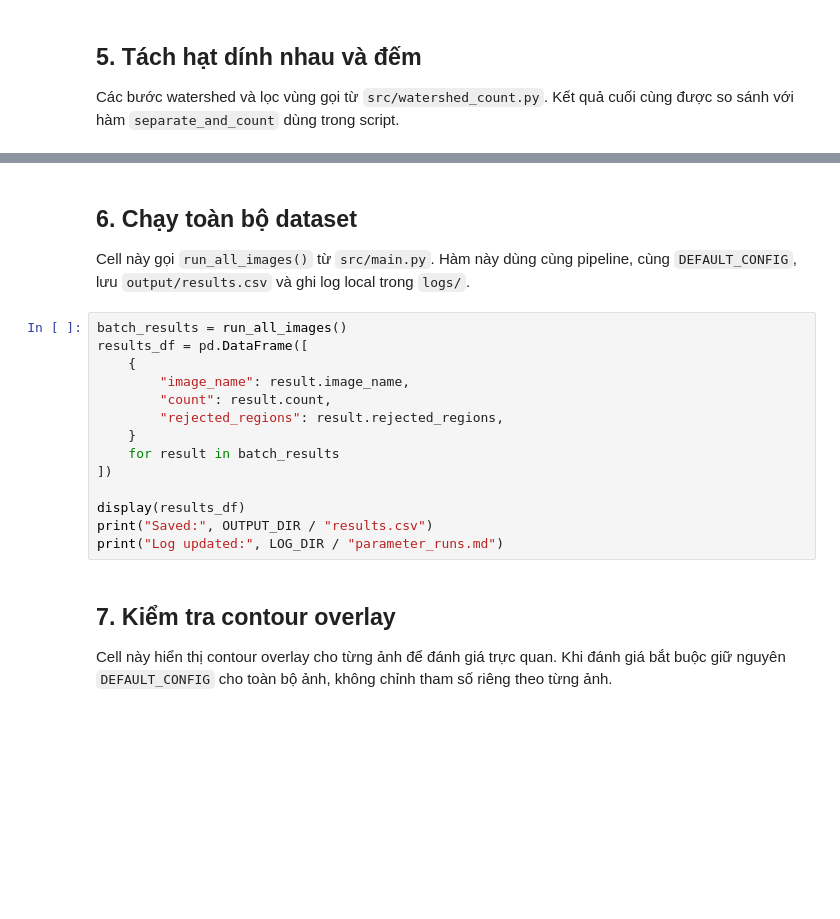
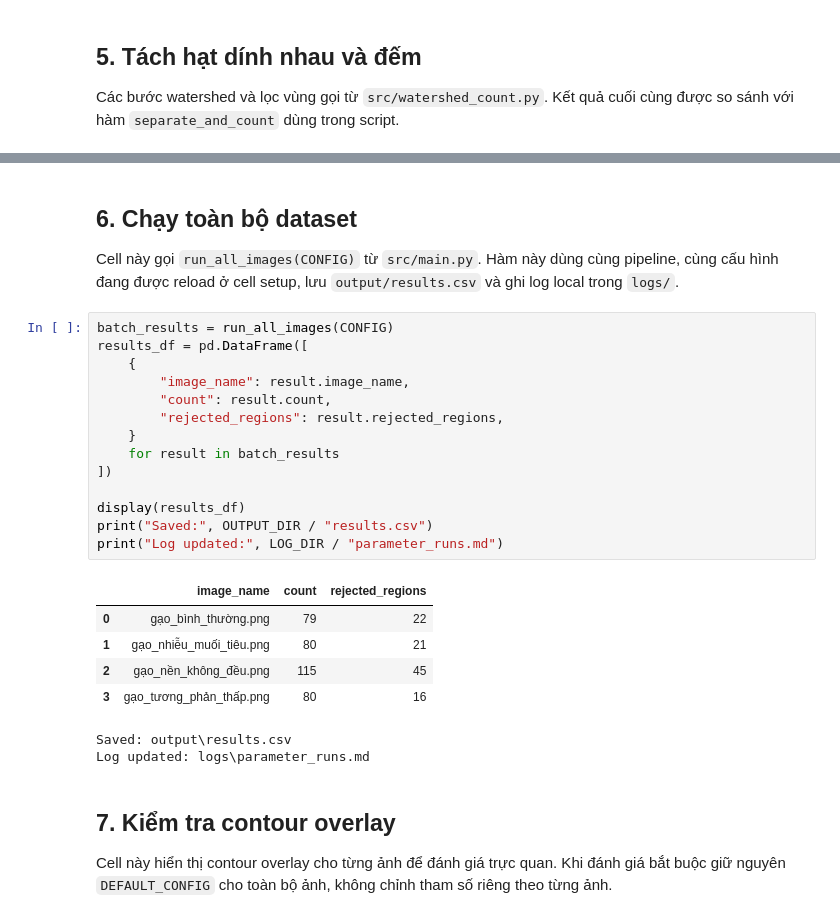
Before and after one commit to HoangTouliverBN/Computer-Vision, a Jupyter notebook: notebooks/rice_counting_pipeline.ipynb, the cells around one changed output, grey strips where cells are left out. Drawn from its saved outputs; the diff is of its cells as text; blank space fills up the shorter version.

Commit message:
chore: checkpoint current rice pipeline state

```diff
--- a/notebooks/rice_counting_pipeline.ipynb
+++ b/notebooks/rice_counting_pipeline.ipynb
@@ -238,21 +325,29 @@ show_images([
 # %% [markdown]
 ## 6. Chạy toàn bộ dataset
 
-Cell này gọi `run_all_images()` từ `src/main.py`. Hàm này dùng cùng pipeline, cùng `DEFAULT_CONFIG`, lưu `output/results.csv` và ghi log local trong `logs/`.
+Cell này gọi `run_all_images(CONFIG)` từ `src/main.py`. Hàm này dùng cùng pipeline, cùng cấu hình đang được reload ở cell setup, lưu `output/results.csv` và ghi log local trong `logs/`.
 # %%
-batch_results = run_all_images()
+batch_results = run_all_images(CONFIG)
 results_df = pd.DataFrame([
     {
         "image_name": result.image_name,
         "count": result.count,
         "rejected_regions": result.rejected_regions,
     }
     for result in batch_results
 ])
 
 display(results_df)
 print("Saved:", OUTPUT_DIR / "results.csv")
 print("Log updated:", LOG_DIR / "parameter_runs.md")
+# %% [output]
+|  | image_name | count | rejected_regions |
+| 0 | gạo_bình_thường.png | 79 | 22 |
+| 1 | gạo_nhiễu_muối_tiêu.png | 80 | 21 |
+| 2 | gạo_nền_không_đều.png | 115 | 45 |
+| 3 | gạo_tương_phản_thấp.png | 80 | 16 |
+Saved: output\results.csv
+Log updated: logs\parameter_runs.md
 # %% [markdown]
 ## 7. Kiểm tra contour overlay
 
```
Also changed, not shown: parts of 7 cells of this notebook, 8 other files.
